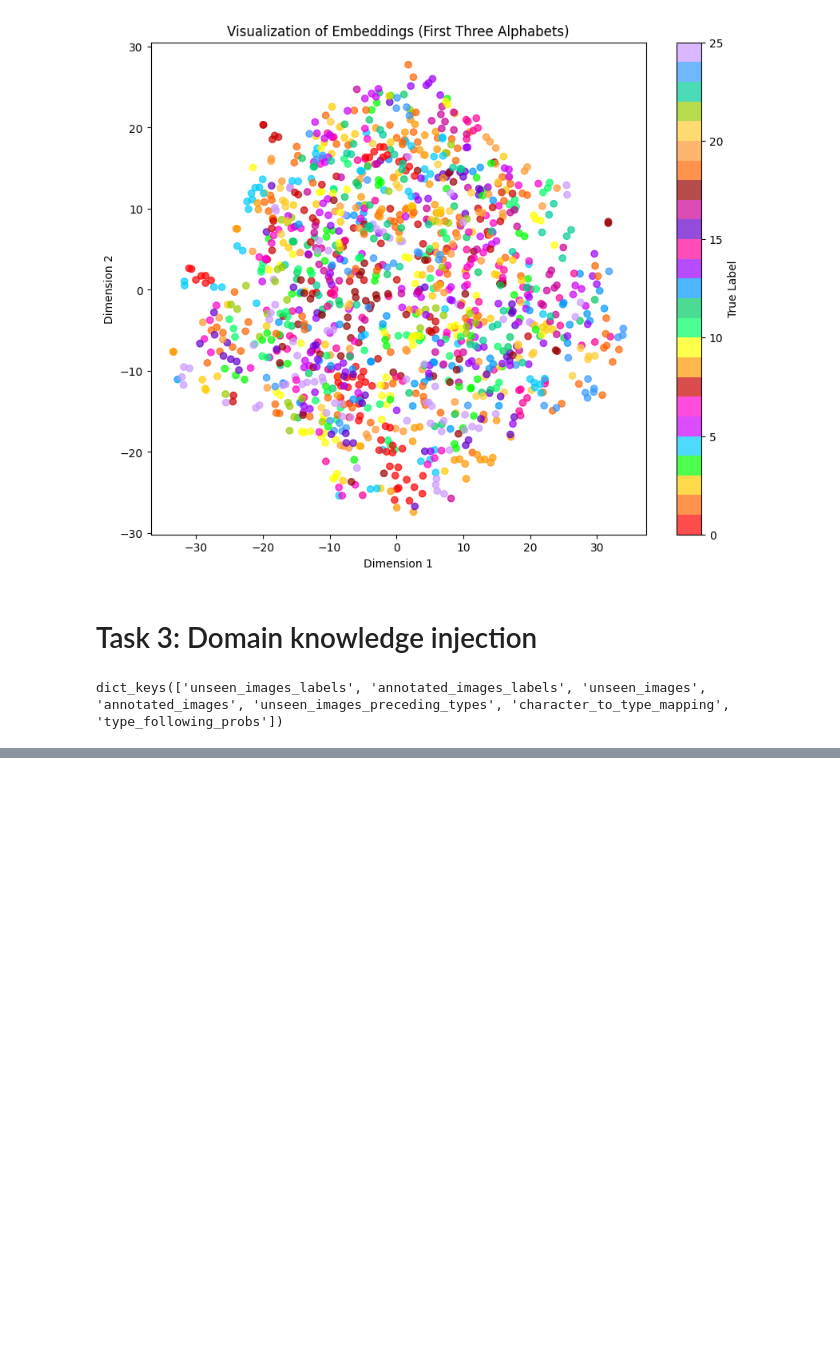
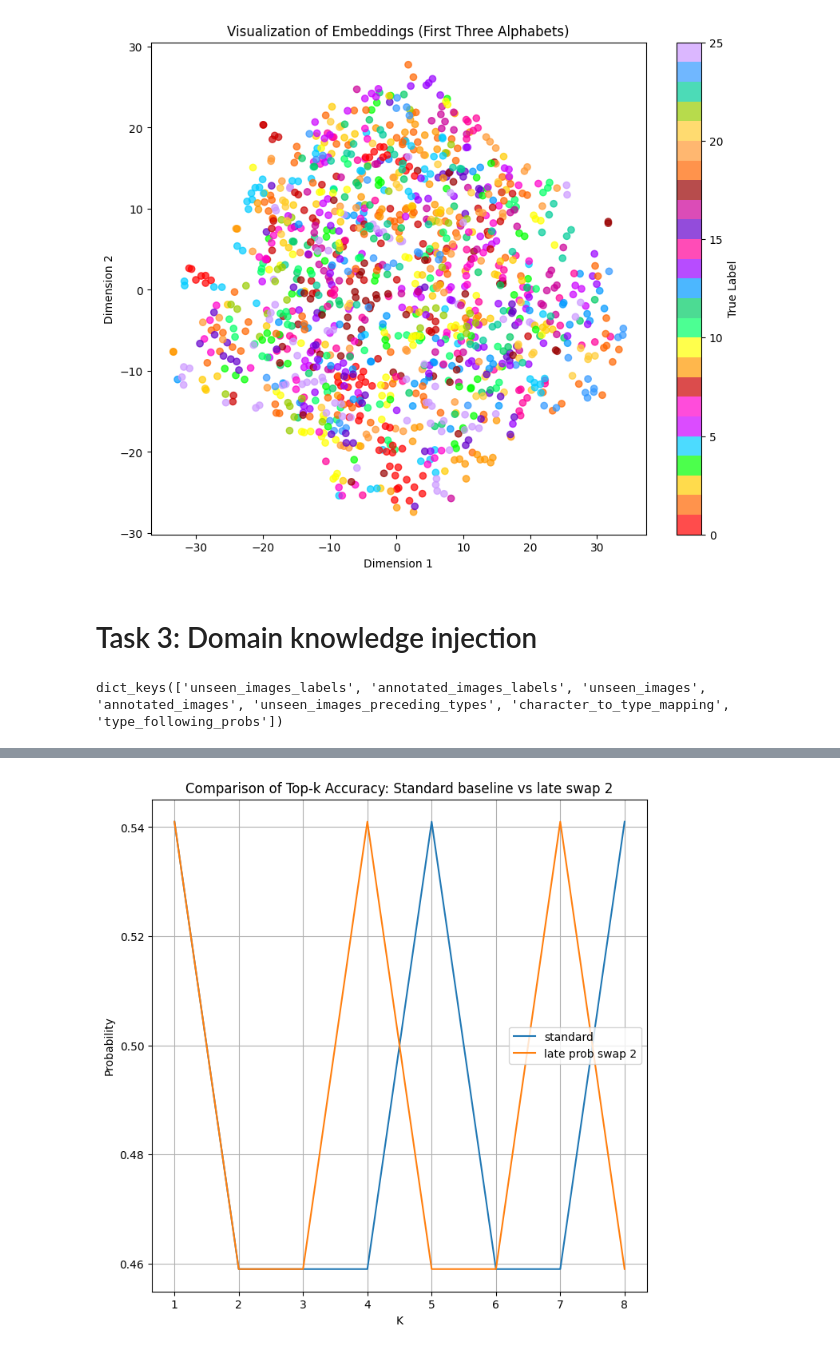
Before and after one commit to DmytroMudragel/CharacterRecognitionDeepLearning, a Jupyter notebook: Assignment_1_Group_[35].ipynb, the cells around one changed output, grey strips where cells are left out. Drawn from its saved outputs; the diff is of its cells as text; code cells hidden in the pictures; blank space fills up the shorter version.

```diff
--- a/Assignment_1_Group_[35].ipynb
+++ b/Assignment_1_Group_[35].ipynb
@@ -526,7 +526,9 @@ class TopK():
         self.k = k
 
     def get_methods(self):
-        return [0,1,2,3,4,5], ["standard", "2compare", "late random shuffle", "naive expected value", "later prob swap", "late prob swap 2"]
+        # indexes, names = [0,1,2,3,4,5], ["standard", "2compare", "late random shuffle", "naive expected value", "later prob swap", "late prob swap 2"]
+        indexes, names = [0,1,5], ["standard", "2compare", "late prob swap 2"]
+        return indexes, names
 
     def topk(self, distances, method=0, probs=None):
         if method == 0:
@@ -561,6 +563,16 @@ class TopK():
             result_idx.append(dist_to_index[distances[i]])
         return result_dist, result_idx
 
+    def topk_standard_probs(self, distances, probs):
+        distances, dist_to_index = self.get_distance_dict(distances)
+        distances.sort()
+        result_dist = []
+        result_idx = []
+        for i in range(self.k):
+            result_dist.append(distances[i])
+            result_idx.append(dist_to_index[distances[i]])
+        return result_dist, result_idx, [probs[i] for i in result_idx]
+
     def topk_naive_expected_value(self, distances, probs):
         distances = [distances[i] * (1/probs[i]) if probs[i] != 0 else 0 for i in range(len(distances))]
         return self.topk_standard(distances)
@@ -589,17 +601,19 @@ class TopK():
 
         result = [[idx, probs[idx], distances_orig[idx]] for idx in result_idx]
         for i in range(len(result)-1):
-            if result[i+1][1] > result[i][1] and result[i+1][2] - result[i][2] < 3:
+            if result[i+1][1] > result[i][1] and (result[i+1][2] - result[i][2]) < 5:
                 result[i], result[i+1] = result[i+1], result[i]
         result_idx = [x[0] for x in result]
 
         return result_dist, result_idx
 
+    def get_probs(self, result_idx, probs):
+        return [probs[i] for i in result_idx]
 
     def topk_2compare(self, distances, probs):
         distances, dist_to_index = self.get_distance_dict(distances)
         distances.sort()
-        threshold = 0.1 * (distances[-1]-distances[0]) / len(distances) # A metric
+        threshold = (distances[-1]-distances[0]) / len(distances) # A metric
         result_dist = []
         result_idx = []
         for i in range(self.k):
@@ -1187,0 +1259,5 @@ plt.show()
+# %%
+methods, names = topk.get_methods()
+results = []
+for method in [0,5]:
+    results.append(calculate_accuracy_task3(data_task3, mined_embedding_net, 8, method=method))
@@ -1187,0 +1272,21 @@ plt.show()
+# %%
+k=[1,2,3,4,5,6,7,8]
+
+y1 = random_baseline_result
+y2 = result
+
+# Create a figure and a single axes
+fig, ax = plt.subplots(figsize=(8, 8))
+
+# Plot the first line
+# for i in range(len(results[:len(methods)+1])):
+ax.plot(k, results[0], label="standard")
+ax.plot(k, results[1], label="late prob swap 2")
+ax.set_title('Comparison of Top-k Accuracy: Standard baseline vs late swap 2')
+ax.set_xlabel('K')
+ax.set_ylabel('Probability')
+ax.legend()
+ax.grid(True)
+plt.show()
+# %% [output]
+[figure, added]
```
Also changed, not shown: parts of 7 cells of this notebook.
